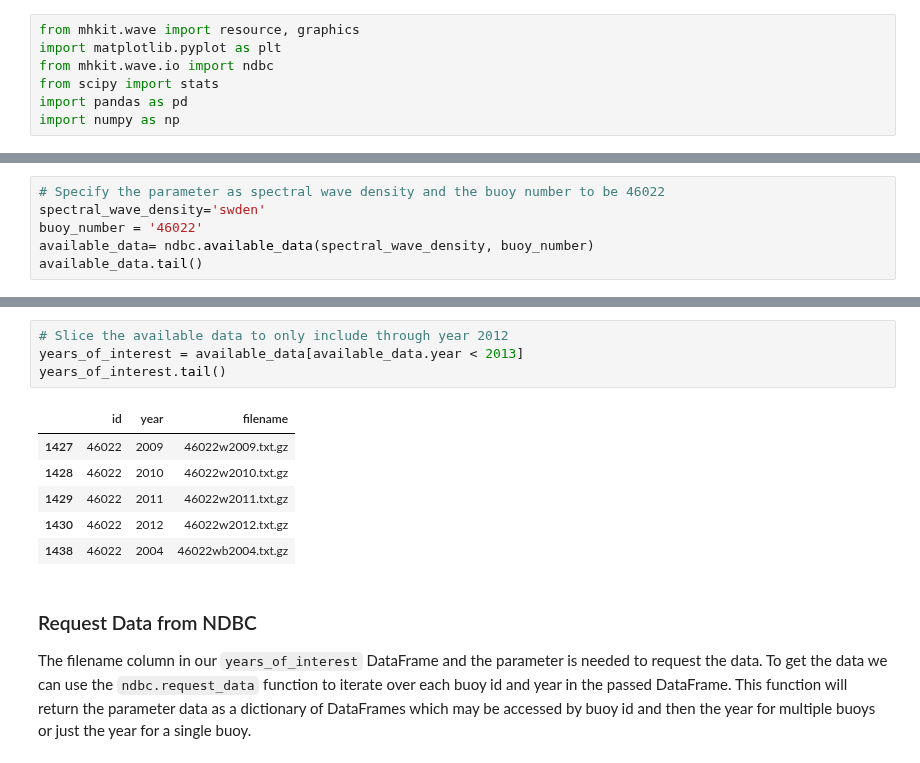
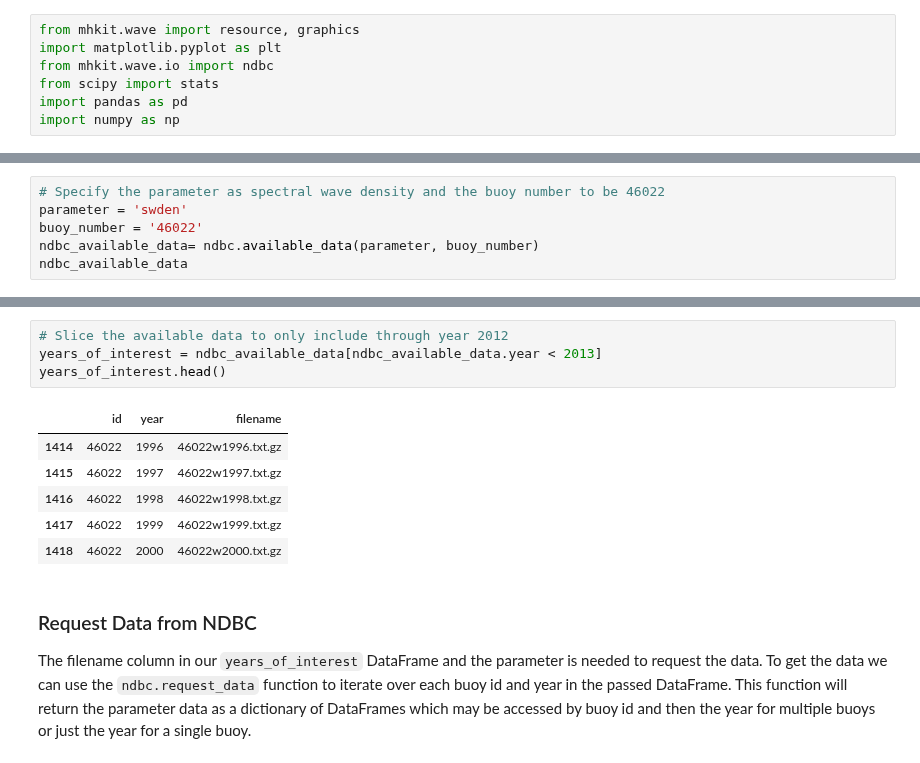
Before and after one commit to MHKiT-Software/MHKiT-Python, a Jupyter notebook: examples/environmental_contours.ipynb, the cells around one changed output, grey strips where cells are left out. Saved outputs shown, nothing was run; the diff lists cells and outputs as text.

```diff
--- a/examples/environmental_contours.ipynb
+++ b/examples/environmental_contours.ipynb
@@ -30,8 +34,8 @@ Looking at the help for the `available_data` function (`help(ndbc.available_data
 # %%
 # Specify the parameter as spectral wave density and the buoy number to be 46022
-spectral_wave_density='swden'
+parameter = 'swden'
 buoy_number = '46022'
-available_data= ndbc.available_data(spectral_wave_density, buoy_number)
-available_data.tail()
+ndbc_available_data= ndbc.available_data(parameter, buoy_number)
+ndbc_available_data
 # %% [output]
 |  | id | year | filename |
@@ -47,14 +62,14 @@ The `ndbc.available_data` function has returned a DataFrame with columns 'id', '
 # %%
 # Slice the available data to only include through year 2012
-years_of_interest = available_data[available_data.year < 2013]
-years_of_interest.tail()
+years_of_interest = ndbc_available_data[ndbc_available_data.year < 2013]
+years_of_interest.head()
 # %% [output]
 |  | id | year | filename |
-| 1427 | 46022 | 2009 | 46022w2009.txt.gz |
-| 1428 | 46022 | 2010 | 46022w2010.txt.gz |
-| 1429 | 46022 | 2011 | 46022w2011.txt.gz |
-| 1430 | 46022 | 2012 | 46022w2012.txt.gz |
-| 1438 | 46022 | 2004 | 46022wb2004.txt.gz |
+| 1414 | 46022 | 1996 | 46022w1996.txt.gz |
+| 1415 | 46022 | 1997 | 46022w1997.txt.gz |
+| 1416 | 46022 | 1998 | 46022w1998.txt.gz |
+| 1417 | 46022 | 1999 | 46022w1999.txt.gz |
+| 1418 | 46022 | 2000 | 46022w2000.txt.gz |
 # %% [markdown]
 ### Request Data from NDBC
 
```
Also changed, not shown: parts of 10 cells of this notebook, 4 other files.
